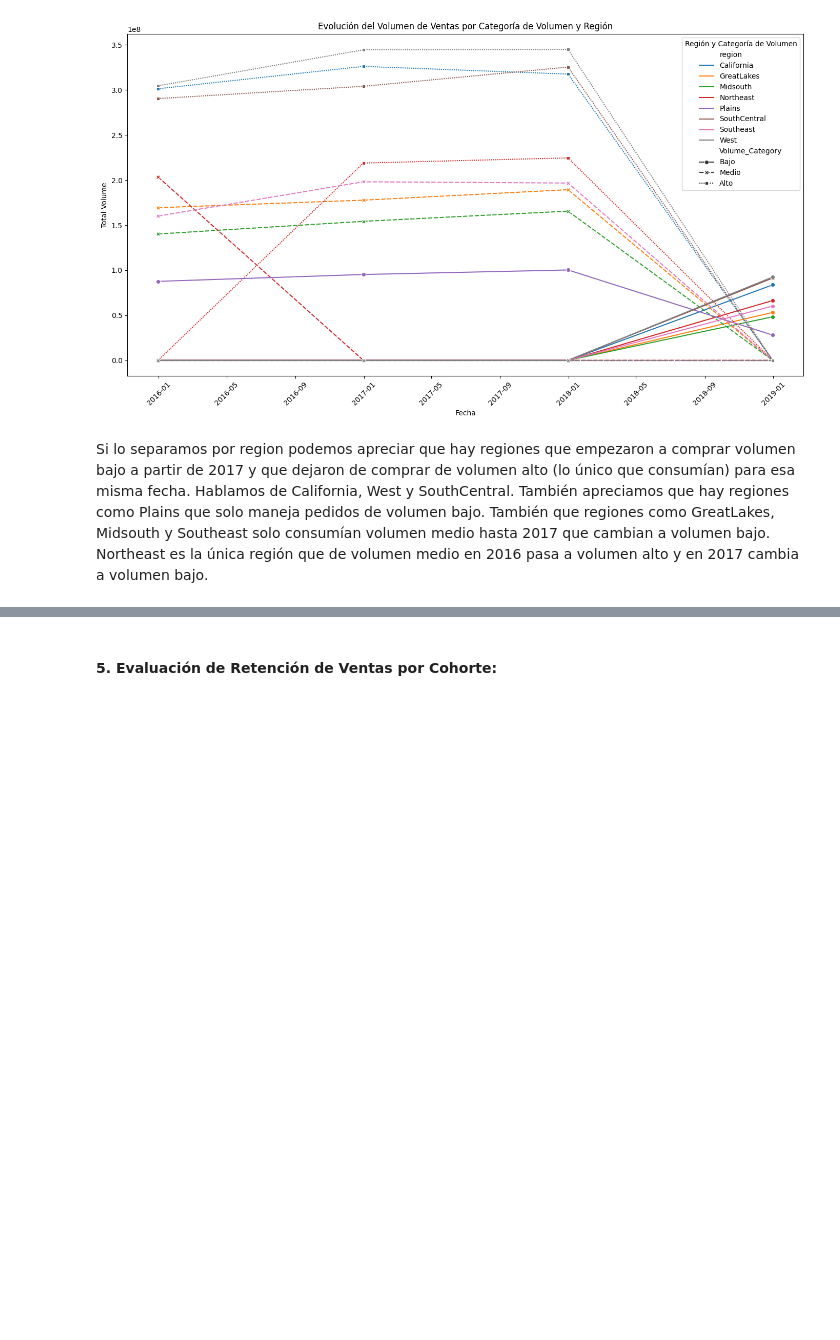
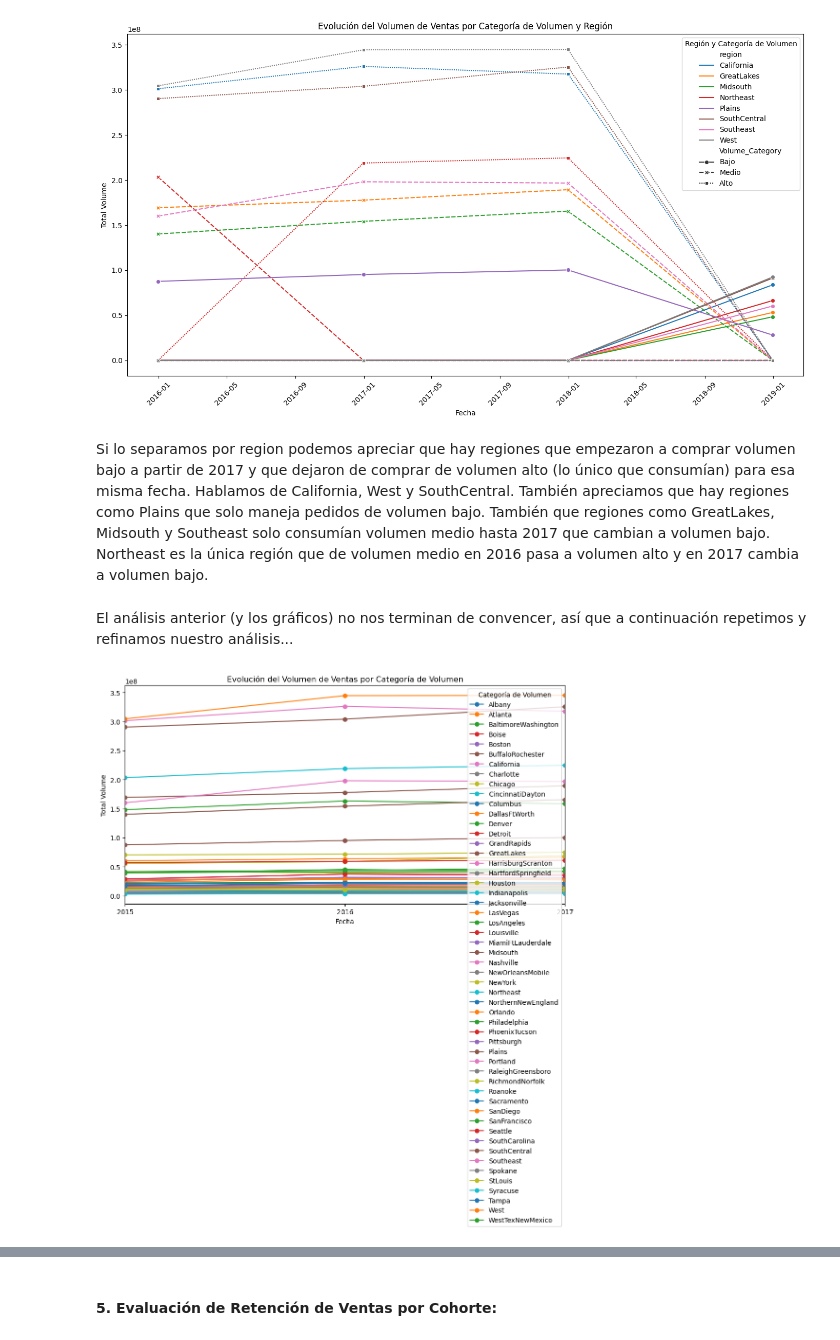
Before and after one commit to albagd77/MAGic-Avocado-TP1, a Jupyter notebook: 04_analisis_cohortes.ipynb, the cells around one changed output, grey strips where cells are left out. Saved outputs shown, nothing was run; the diff lists cells and outputs as text; code cells hidden in the pictures; blank space fills up the shorter version.

```diff
--- a/04_analisis_cohortes.ipynb
+++ b/04_analisis_cohortes.ipynb
@@ -388,3 +388,33 @@ Si lo separamos por region podemos apreciar que hay regiones que empezaron a com
 También apreciamos que hay regiones como Plains que solo maneja pedidos de volumen bajo.
 También que regiones como GreatLakes, Midsouth y Southeast solo consumían volumen medio hasta 2017 que cambian a volumen bajo.
 Northeast es la única región que de volumen medio en 2016 pasa a volumen alto y en 2017 cambia a volumen bajo.
+# %% [markdown]
+El análisis anterior (y los gráficos) no nos terminan de convencer, así que a continuación repetimos y refinamos nuestro análisis...
+# %%
+#Vamos a definir cohortes segun el volumen total de ventas.
+# Agrupamos por período de tiempo AÑO, también por región y sumamos el volumen de ventas de esa agrupación
+# Puesto que 2018 sólo contiene datos hasta marzo, filtraremos hasta finales de 2017 para que no nos desvirtúe la gráfica
+df4 = df[(df['region']!='TotalUS') & (df['Date'].dt.year<=2017)].copy()
+df4= df4[['Total Volume', 'region', 'Date']].copy()
+#cohorte_volume1 = df4.groupby([pd.Grouper(key='Date', freq='YE'), 'region'])['Total Volume'].sum().reset_index()
+coh_4 = df4.groupby([pd.Grouper(key='Date', freq='YE'), 'region'])['Total Volume'].sum().reset_index()
+
+# #Clasificamos en categorías de volumen ( bajo, medio, alto, usando q=3) q divide en 3 partes iguales y a cada grupo le pone estas etiquetas
+# cohorte_volume1['Volume_Category'] = pd.qcut(cohorte_volume1['Total Volume'], q=3, labels=['Bajo', 'Medio', 'Alto'])
+
+
+# # Pivot para tener cada combinación de región con volume_category en una columna con el valor de la total volume
+# cohorte_pivot = cohorte_volume1.pivot(index='Date', columns=['region', 'Volume_Category'], values='Total Volume')
+
+
+# Gráfica de cada categoría de volumen
+#cohorte_volume1.groupby(['Date', 'Volume_Category'], observed=False)['Total Volume'].sum().unstack().plot(kind='line', marker='o', figsize=(12, 6))
+#cohorte_volume1.groupby(['Date', 'region'], observed=False)['Total Volume'].sum().unstack().plot(kind='line', marker='o', figsize=(12, 6))
+coh_4.groupby(['Date', 'region'], observed=False)['Total Volume'].sum().unstack().plot(kind='line', marker='o', figsize=(12, 6))
+plt.title('Evolución del Volumen de Ventas por Categoría de Volumen')
+plt.xlabel('Fecha')
+plt.ylabel('Total Volume')
+plt.legend(title='Categoría de Volumen')
+plt.show()
+# %% [output]
+[figure, added]
```
Also changed, not shown: parts of 1 cell of this notebook, 4 other files.
